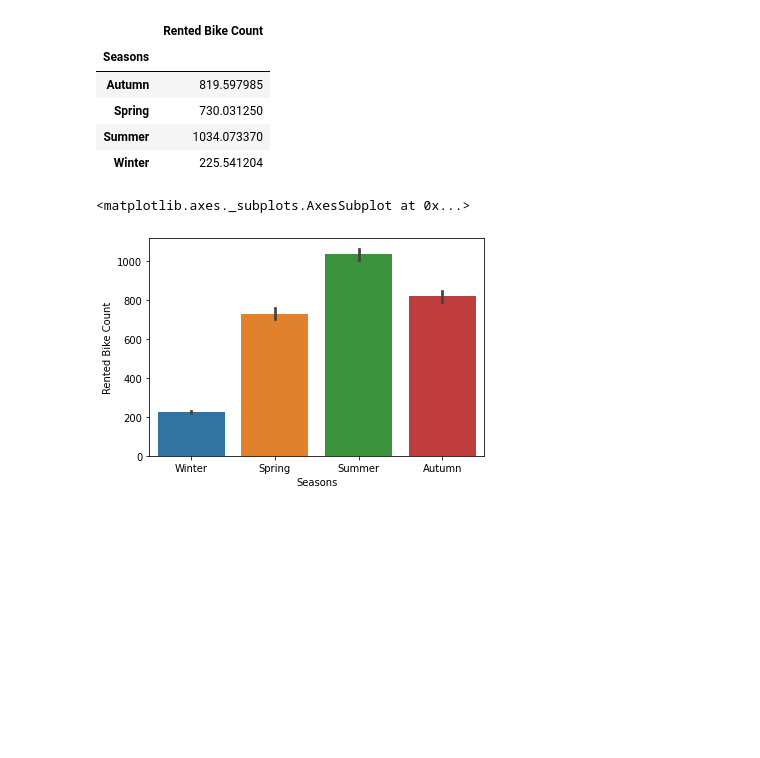
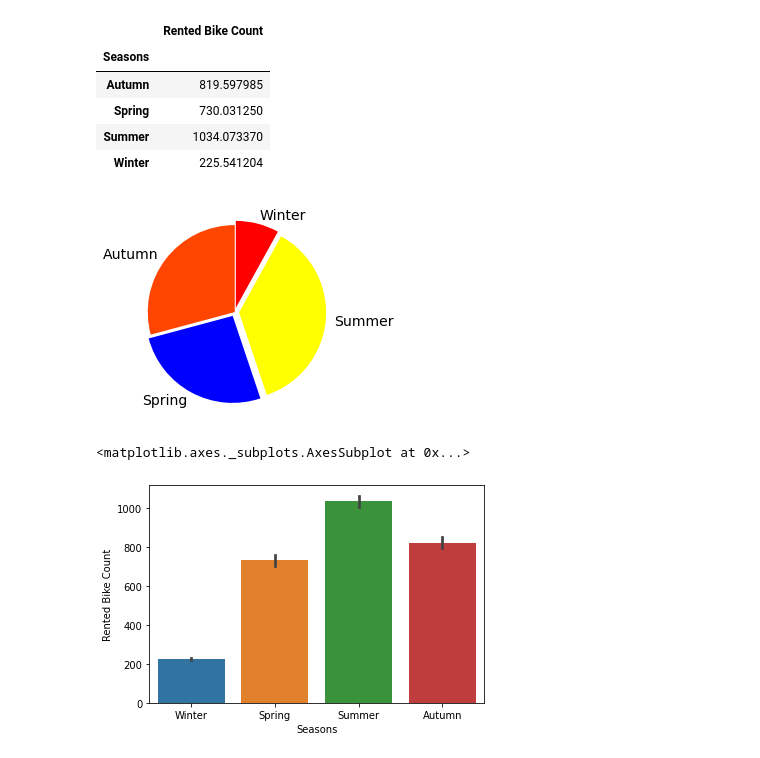
Before and after one commit to dkd99/Seoul-Bike-Sharing-Demand-Prediction, a Jupyter notebook: Bike_Sharing_Demand_Prediction_Capstone_Project.ipynb, the cells around one changed output. Drawn from its saved outputs; the diff is of its cells as text; code cells hidden in the pictures; blank space fills up the shorter version.

```diff
--- a/Bike_Sharing_Demand_Prediction_Capstone_Project.ipynb
+++ b/Bike_Sharing_Demand_Prediction_Capstone_Project.ipynb
@@ -190,6 +209,15 @@ df.groupby('Seasons').aggregate({'Rented Bike Count':'mean'})
 | Spring | 730.031250 |
 | Summer | 1034.073370 |
 | Winter | 225.541204 |
+# %%
+labels=df.groupby('Seasons').aggregate({'Rented Bike Count':'mean'}).index.tolist()
+sizes=df.groupby('Seasons').aggregate({'Rented Bike Count':'mean'}).loc[:,'Rented Bike Count'].tolist()
+explode = (0, 0.05,0.05,0.05)
+colors = ['orangered', 'blue','yellow','red']
+plt.pie(sizes, explode=explode, labels=labels, colors=colors,startangle =90, textprops={'fontsize': 14})
+plt.show()
+# %% [output]
+[figure, added]
 # %%
 sns.barplot('Seasons','Rented Bike Count',data=df)
 # %% [output]
```
Also changed, not shown: parts of 76 cells of this notebook.
